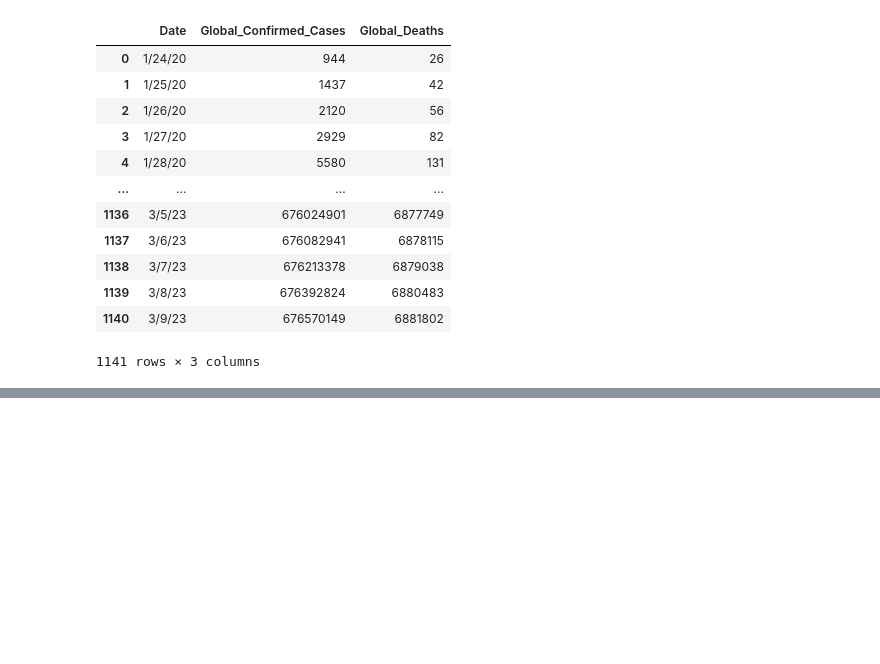
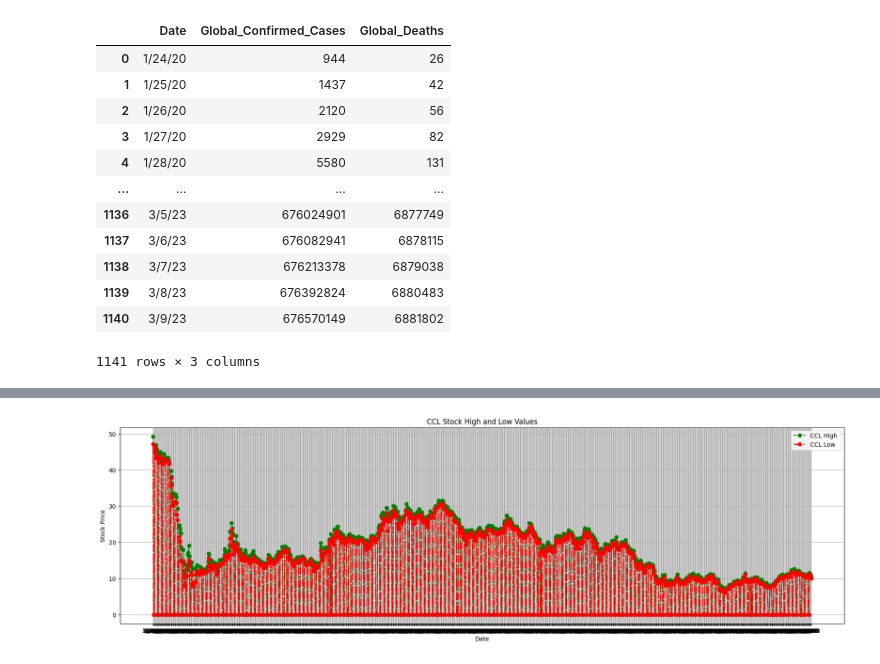
Before and after one commit to AshimaSharma25/Prog_DS_final_project, a Jupyter notebook: final_project.ipynb, the cells around one changed output, grey strips where cells are left out. Saved outputs shown, nothing was run; the diff lists cells and outputs as text; code cells hidden in the pictures; blank space fills up the shorter version.

```diff
--- a/final_project.ipynb
+++ b/final_project.ipynb
@@ -88,0 +305,21 @@ Low Price: 12.25
+# %%
+###For Carnival Corporation - Travel sector
+
+#american market
+ts = TimeSeries(key=api_key, output_format='pandas')
+data=ts.get_daily(symbol='CCL', outputsize='full')
+for date in global_data['Date']:
+
+  d=data[0][(data[0].index == date)]
+  if(d.empty):
+      high_price=0
+      low_price =0
+  else:
+        high_price=d['2. high'][0]
+        low_price=d['3. low'][0]
+
+  global_data.loc[global_data['Date'] == date, 'CCL_High'] = high_price
+  global_data.loc[global_data['Date'] == date, 'CCL_Low'] = low_price
+
+
+print(global_data[[ 'CCL_High', 'CCL_Low']])
@@ -88,0 +341,17 @@ Low Price: 12.25
+# %%
+# Plotting the line graph with high and low values for 'EXPE'
+plt.figure(figsize=(22, 6))
+plt.plot(global_data['Date'], global_data['CCL_High'], label='CCL High ', marker='o', color='green', linestyle='--')
+plt.plot(global_data['Date'], global_data['CCL_Low'], label='CCL Low', marker='o', color='red', linestyle='-.', linewidth=2)
+
+# Customize the plot
+plt.title('CCL Stock High and Low Values')
+plt.xlabel('Date')
+plt.ylabel('Stock Price')
+plt.legend()
+plt.grid(True)
+
+# Show the plot
+plt.show()
+# %% [output]
+[figure, added]
```
Also changed, not shown: parts of 7 cells of this notebook.
